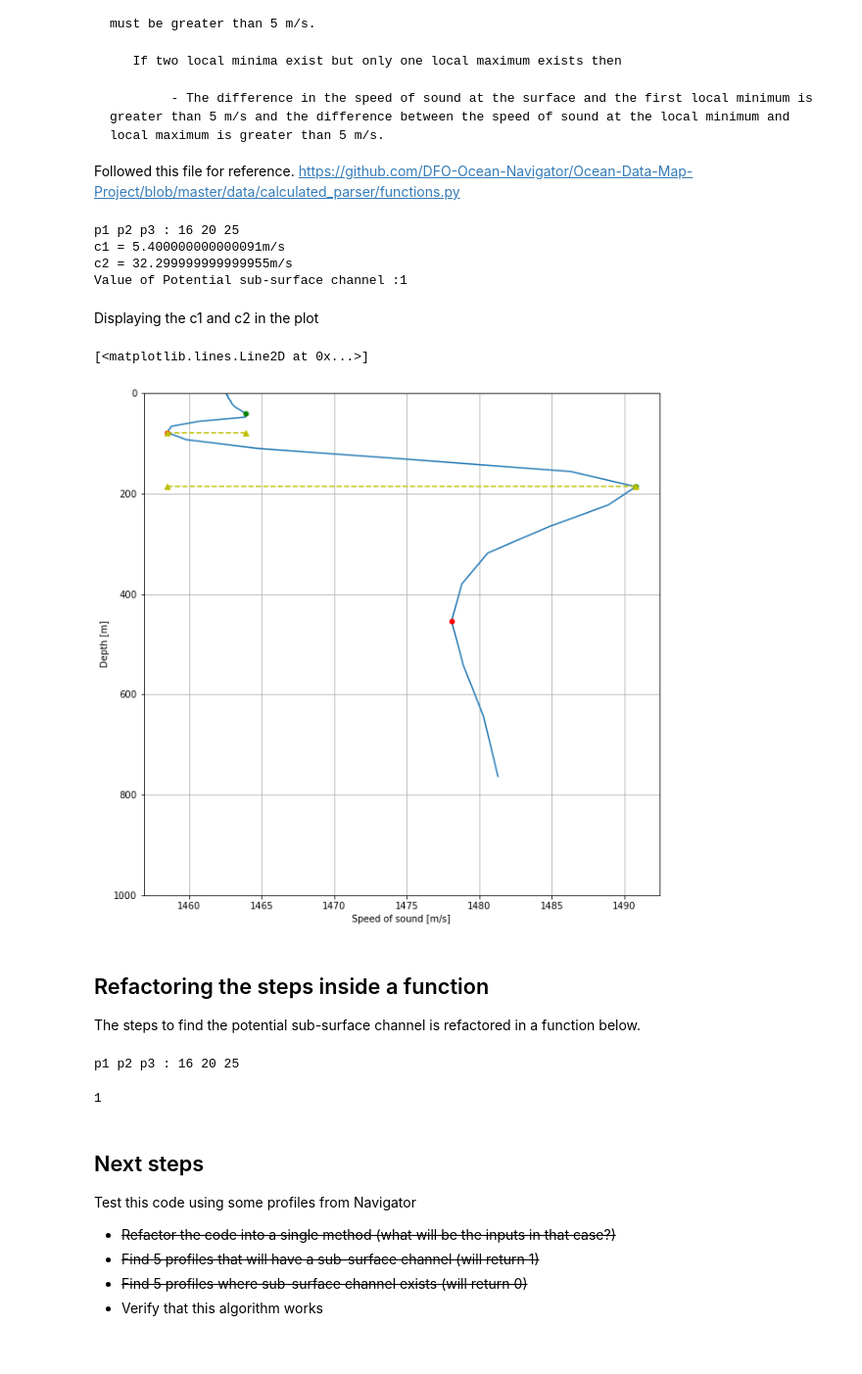
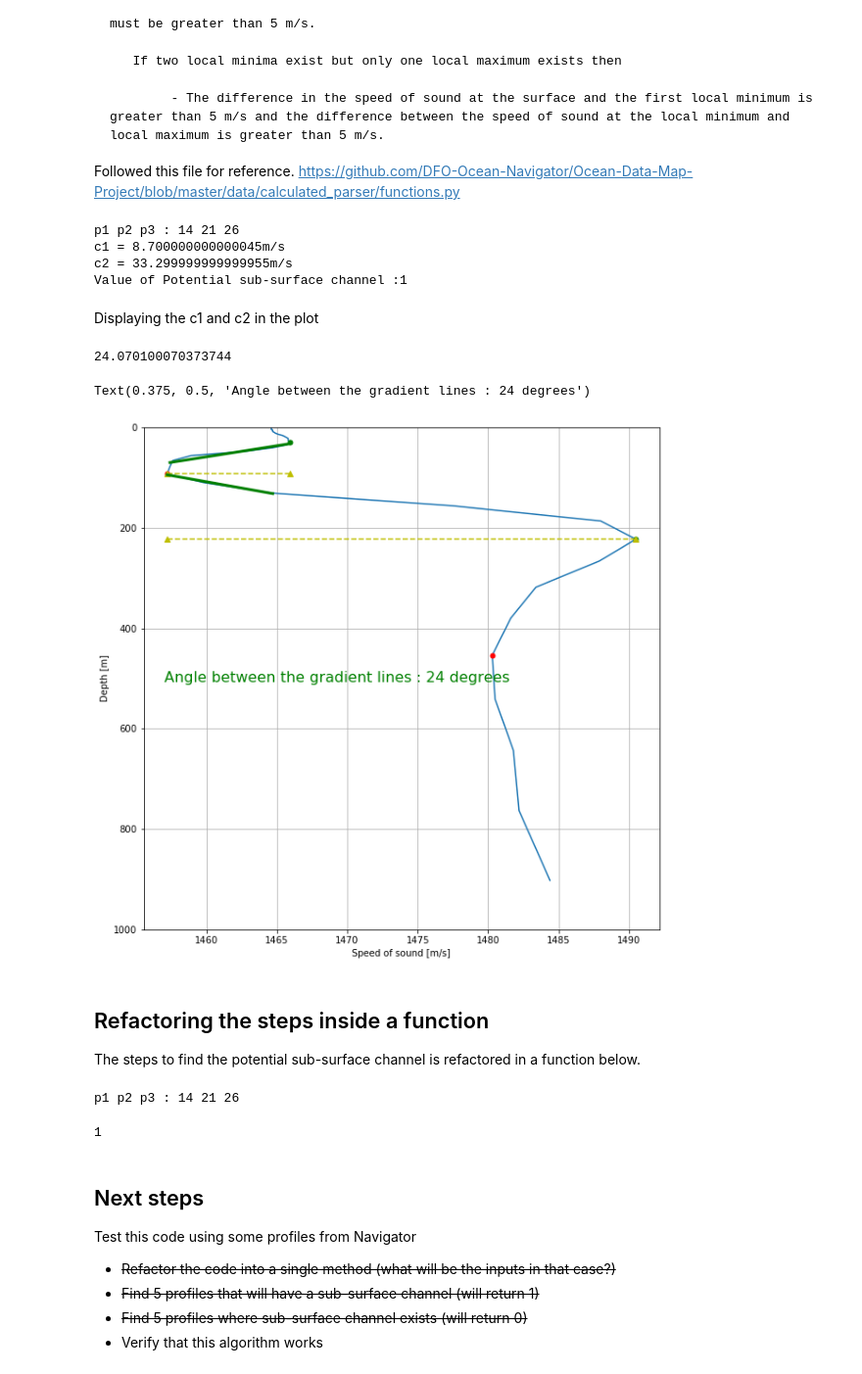
Before and after one commit to BaruaSourav/Ocean-Nav, a Jupyter notebook: Potential Sub Surface channel.ipynb, the cells around one changed output. Shown: that part at 98% size. Saved outputs shown, nothing was run; the diff lists cells and outputs as text; code cells hidden in the pictures.

Commit message:
Added the proof of concept for slope of sound profile

```diff
--- a/Potential Sub Surface channel.ipynb
+++ b/Potential Sub Surface channel.ipynb
@@ -22,7 +23,7 @@ This notebook will contain the update as we step forward implementing the **Pote
 ### Importing a sample profile
 # %%
 #profile = pd.read_csv("sample-pssc-profiles/ts_giops_day_2021-01-22T16_45_30.510267.csv", comment='/')
-profile = pd.read_csv("sample-pssc-profiles/ts_giops_day_2021-01-22T17_20_15.578175_POSITIVE.csv", header=2)
+profile = pd.read_csv("sample-pssc-profiles/ts_giops_day_2021-02-01T17 28 05.033836_POSITIVE.csv", header=2)
 # %%
 profile.columns
 # %% [output]
@@ -95,7 +96,7 @@ Followed this file for reference.
 https://github.com/DFO-Ocean-Navigator/Ocean-Data-Map-Project/blob/master/data/calculated_parser/functions.py
 # %%
 has_PSSC = 0
-# Need to
+
 sound_speed = profile_depth_sspeed['Sound Speed']
 depth = profile_depth_sspeed['Depth (m)']
 if len(local_minima)>=2: #if there are 2 or more minima
@@ -127,32 +128,64 @@ else:
 
 print("Value of Potential sub-surface channel :" + str(has_PSSC))
 # %% [output]
-p1 p2 p3 : 16 20 25
-c1 = 5.400000000000091m/s
-c2 = 32.299999999999955m/s
+p1 p2 p3 : 14 21 26
+c1 = 8.700000000000045m/s
+c2 = 33.299999999999955m/s
 Value of Potential sub-surface channel :1
 # %% [markdown]
 Displaying the c1 and c2 in the plot
+# %%
+left, width = .25, .5
+bottom, height = .25, .5
+right = left + width
+top = bottom + height
 # %%
 fig, ax = plt.subplots(1,1,figsize=(10,10))
 ax.plot(sound_speed,depth)
 ax.grid(True)
 ax.set_ylim([1000,0])
 ax.set_ylabel('Depth [m]')
 ax.set_xlabel('Speed of sound [m/s]')
 ax.plot(sound_speed[local_minima],depth[local_minima],'r.',markersize=10)
 ax.plot(sound_speed[local_maxima],depth[local_maxima],'g.',markersize=10)
 #plotting c1
 x_p1p2 = [sound_speed[i] for i in [p1,p2]]
 y_p1p2 = [depth[i] for i in [p2,p2]]
 ax.plot(x_p1p2, y_p1p2, 'y^--',label= "c1")
 #plotting c2
 x_p3p2 = [sound_speed[i] for i in [p3,p2]]
 y_p3p2 = [depth[i] for i in [p3,p3]]
 ax.plot(x_p3p2, y_p3p2, 'y^--',label= "c2")
+
+### A conceptal implementation of slope of profile below SLD
+
+# poc code for the negative slope of profile below SLD
+neg_gradient_x = pd.Series(sound_speed[p1:p2])
+neg_gradient_y = pd.Series(depth[p1:p2])
+slope1, intercept1 = np.polyfit(neg_gradient_x,neg_gradient_y,1)
+ax.plot(neg_gradient_x, slope1*neg_gradient_x + intercept1, linewidth=3,color='green')
+# poc code for the positive slope of profile below SLD
+channel_end_depth = np.interp(sound_speed[p1], sound_speed, depth) #interpolating the depth, where the sound speed value will be equalt to Sound speed at SLD
+channel_end_index = depth[p2:].sub(channel_end_depth).abs().idxmin()
+pos_gradient_x = pd.Series(sound_speed[p2:channel_end_index+1])
+pos_gradient_y = pd.Series(depth[p2:channel_end_index+1])
+slope2, intercept2 = np.polyfit(pos_gradient_x,pos_gradient_y,1)
+ax.plot(pos_gradient_x, slope2*pos_gradient_x + intercept2, linewidth=3,color='green')
+
+# Calculate the angle between the two lines
+temp = (slope2-slope1)/(1+(slope1*slope2))
+angle = abs(math.degrees(math.atan(temp)))
+print(angle)
+
+ax.text(0.5*(right), 0.5*(bottom+top), 'Angle between the gradient lines : ' + str(round(angle)) +" degrees",
+        horizontalalignment='center',
+        verticalalignment='center',
+        fontsize=16, color='green',
+        transform=ax.transAxes)
 # %% [output]
-[<matplotlib.lines.Line2D at 0x...>]
+24.070100070373744
+Text(0.375, 0.5, 'Angle between the gradient lines : 24 degrees')
-[figure, old version]
+[figure, new version]
 # %% [markdown]
 ## Refactoring the steps inside a function
 The steps to find the potential sub-surface channel is refactored in a function below.
@@ -206,7 +239,7 @@ depth = profile['Depth (m)']
 sspeed = profile['Sound Speed']
 detect_potential_sub_surface_channel(depth, sspeed)
 # %% [output]
-p1 p2 p3 : 16 20 25
+p1 p2 p3 : 14 21 26
 1
 # %% [markdown]
 ## Next steps
```
Also changed, not shown: parts of 9 cells of this notebook.
